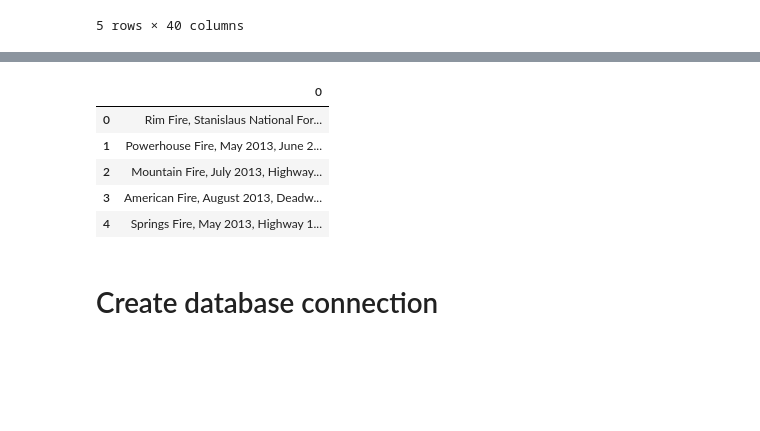
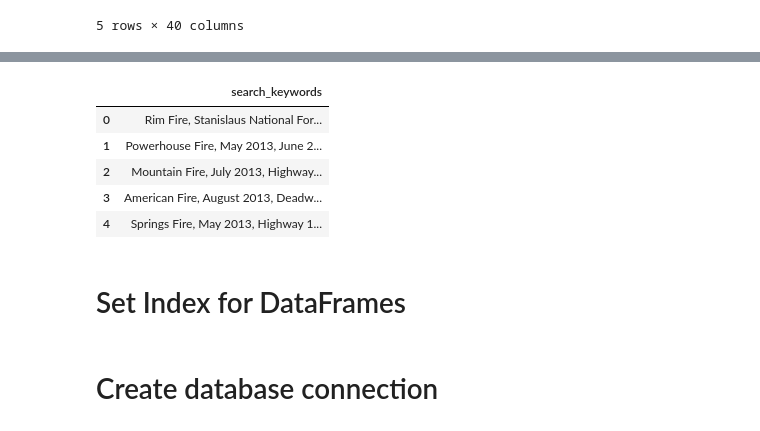
Before and after one commit to ericpiper/etl, a Jupyter notebook: etl_project.ipynb, the cells around one changed output, grey strips where cells are left out. Drawn from its saved outputs; the diff is of its cells as text; code cells hidden in the pictures; blank space fills up the shorter version.

```diff
--- a/etl_project.ipynb
+++ b/etl_project.ipynb
@@ -130,12 +156,17 @@ fire_df = fire_df.drop(columns=['CanonicalUrl', 'ConditionStatement', 'ControlSt
 fire_df['Started'] = pd.to_datetime(fire_df['Started']).dt.strftime("%m/%d/%Y")
 fire_df['Extinguished'] = pd.to_datetime(fire_df['Extinguished']).dt.strftime("%m/%d/%Y")
 # %%
-# Renamed columns with underscores for postgres & lowercase
+# Renamed columns with underscores for postgres
 fire_df = fire_df.rename(columns={'AcresBurned':'acres_burned','ArchiveYear':'archive_year', 'AdminUnit':'admin_unit',
                                 'AirTankers':'air_tankers','CountyIds':'county_ids', 'CrewsInvolved':'crews_involved',
                                 'FuelType':'fuel_type', 'MajorIncident':'major_incident', 'PersonnelInvolved':'personnel_involved',
                                 'SearchDescription':'search_description', 'SearchKeywords':'search_keywords', 'StructuresDamaged':'structures_damaged',
-                                'StructuresDestroyed':'structures_destroyed', 'StructuresThreatened':'structures_threatened', 'WaterTenders':'water_tenders', 'Active':'active', 'County':'county',
-                                'Dozers':'dozers', 'Engines':'engines', 'Extinguished':'extinguished', 'Fatalities':'fatalities', 'Helicopters':'helicopters',
-                                'Injuries':'injuries', 'Latitude':'latitude', 'Location':'location', 'Longitude':'longitude', 'Name':'name', 'Started':'started'})
-fire_df = fire_df.rename(columns={'Counties':'county'})
+                                'StructuresDestroyed':'structures_destroyed', 'StructuresThreatened':'structures_threatened', 'WaterTenders':'water_tenders',})
+
+#lowercase heading
+fire_df.columns =  map(str.lower, fire_df.columns)
+
+
+# Rename Counties column county
+fire_df = fire_df.rename(columns={'counties':'county'})
+fire_df.head()
@@ -160,13 +199,19 @@ structures_threatened    float64
 water_tenders            float64
 dtype: object
 # %%
+# create search_keywords_df
 keywords = fire_df['search_keywords'].unique()
 search_keywords_df = pd.DataFrame(keywords)
+
+# Rename column
+search_keywords_df = search_keywords_df.rename(columns={0:'search_keywords'})
 search_keywords_df.head()
 # %% [output]
-|  | 0 |
+|  | search_keywords |
 | 0 | Rim Fire, Stanislaus National For... |
 | 1 | Powerhouse Fire, May 2013, June 2... |
 | 2 | Mountain Fire, July 2013, Highway... |
 | 3 | American Fire, August 2013, Deadw... |
 | 4 | Springs Fire, May 2013, Highway 1... |
+# %% [markdown]
+# Set Index for DataFrames
```
Also changed, not shown: parts of 10 cells of this notebook, 2 other files.
